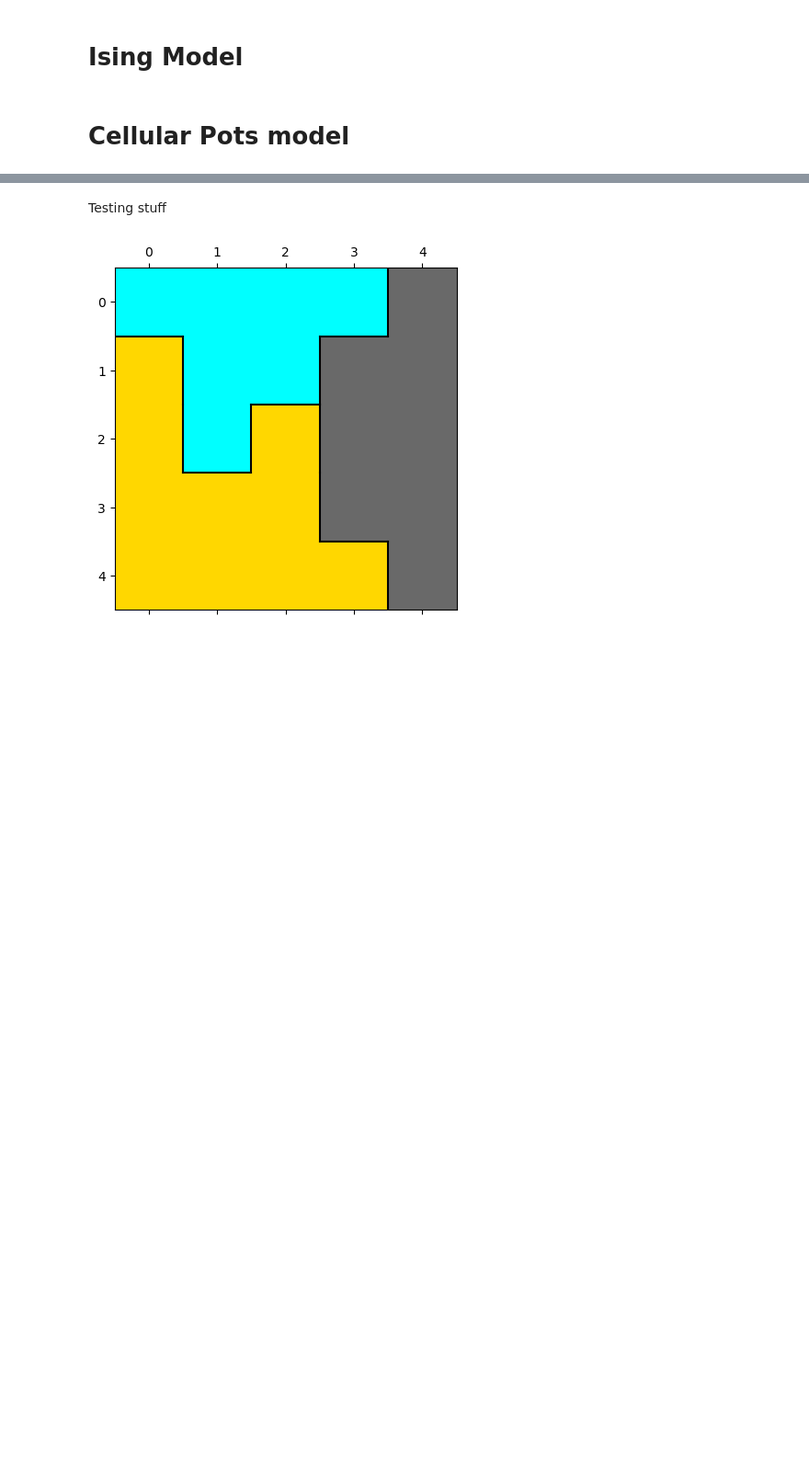
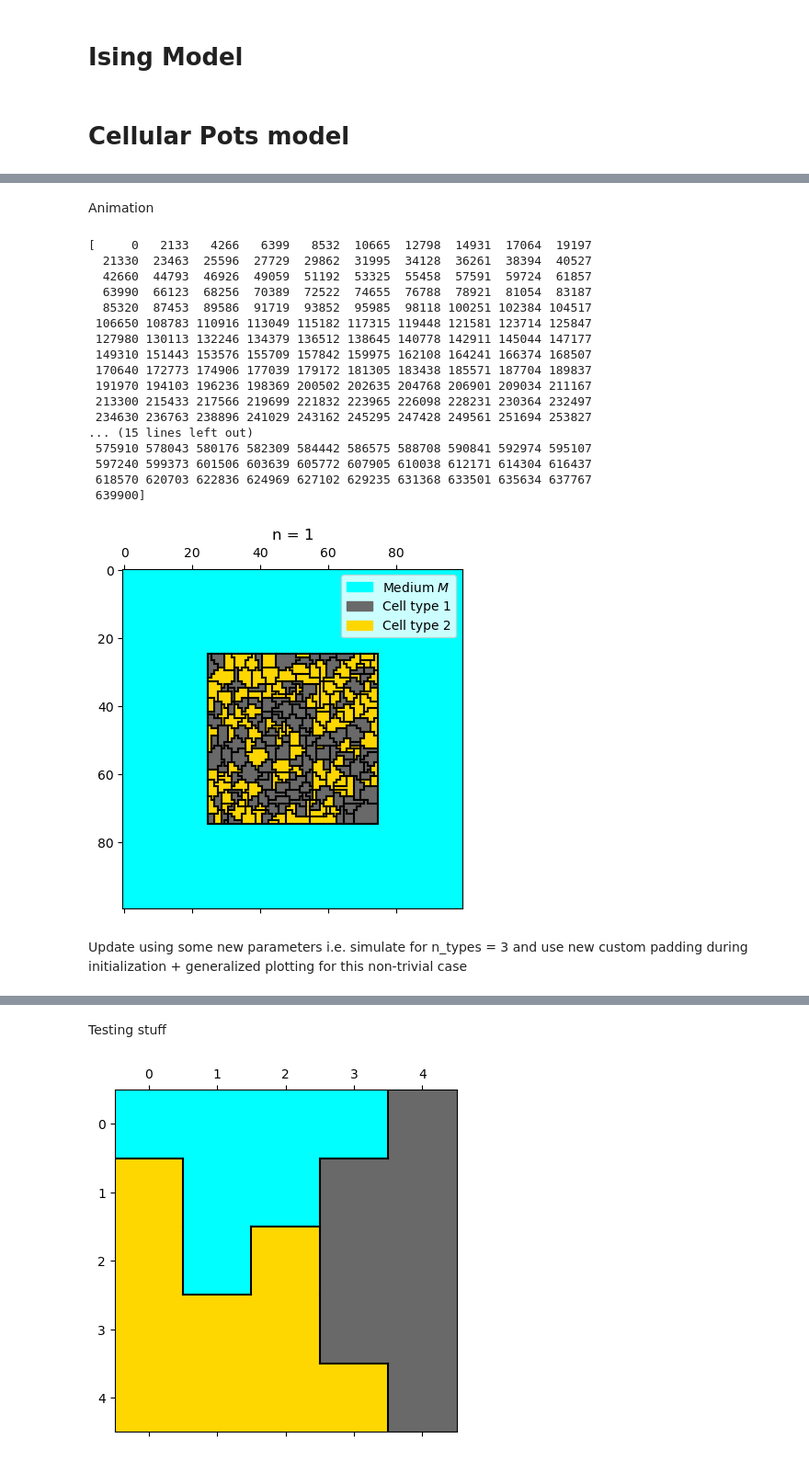
Before and after one commit to jonas4climate/metabolic-cellular-modelling, a Jupyter notebook: assignment4.ipynb, the cells around one changed output, grey strips where cells are left out. Shown at 92% size. Saved outputs shown, nothing was run; the diff lists cells and outputs as text; code cells hidden in the pictures; blank space fills up the shorter version.

```diff
--- a/assignment4.ipynb
+++ b/assignment4.ipynb
@@ -90,14 +90,17 @@ def Cellular_Potts_model(
         padding = 25,       # padding around the grid during initialization
         n_types = 2,        # number of cell types (excluding fluid medium, which is denoted with -1)
         return_grids_at = None, # list of time steps to return the grid
-        nx = 100
+        nx = 100,          # size of the grid side
+        style = 'random-growth', # style of initialization
+        K = 1,               # "Boltzmann constant"
+        lam_vol = 1,            # lambda parameter
     ):
 
     # N_CELLS = 240      # number of different cells (cell ids), can be nicely divided into 10 rows with 12 cells each
     # N_TYPES = 2        # number of cell types (excluding fluid medium, which is denoted with -1)
     # NX = 100           # size of the grid side
-    K = 1              # "Boltzmann constant"
-    LAM = 1            # lambda parameter
+    # K = 1              # "Boltzmann constant"
+    # LAM = 1            # lambda parameter
     MC_STEPSIZE = 16 * nx**2 # Monte Carlo step as defined in the paper
 
     # Neighborhoods
@@ -109,15 +112,17 @@ def Cellular_Potts_model(
     assert A.shape == (n_types + 1, )
     assert T > 0
 
-    grid = initialize_cells_on_grid(nx, n_cells, style='random-growth', padding=padding)
+    grid = initialize_cells_on_grid(nx, n_cells, style=style, padding=padding)
 
     grids = []
 
     # Determine cell areas
     _, areas = np.unique(grid, return_counts=True)
 
-    for n in tqdm(range(n_MCS), unit='MCS', desc='Simulating', leave=False):
+    pbar = tqdm(total=n_MCS*MC_STEPSIZE, unit='step', desc='Simulating', leave=False)
+    for n in range(n_MCS):
         for step in range(MC_STEPSIZE):
+            pbar.update(1)
 
             # Randomly choose lattice site
             i, j = np.random.randint(0, nx, 2)
@@ -142,13 +147,13 @@ def Cellular_Potts_model(
             if sigma == sigma_prime:
                 delta_Hvol = 0
             elif (sigma != 0 and sigma_prime != 0):
-                delta_Hvol = LAM * (((a_sigma - 1 - A_sigma)**2 + (a_sigma_prime + 1 - A_sigma_prime)**2) -
+                delta_Hvol = lam_vol * (((a_sigma - 1 - A_sigma)**2 + (a_sigma_prime + 1 - A_sigma_prime)**2) -
                                     ((a_sigma - A_sigma)**2 + (a_sigma_prime - A_sigma_prime)**2))
             elif (sigma == 0):
-                delta_Hvol = LAM * ((a_sigma_prime + 1 - A_sigma_prime)**2 -
+                delta_Hvol = lam_vol * ((a_sigma_prime + 1 - A_sigma_prime)**2 -
                                     (a_sigma_prime - A_sigma_prime)**2)
             elif (sigma_prime == 0):
-                delta_Hvol = LAM * ((a_sigma - 1 - A_sigma)**2 -
+                delta_Hvol = lam_vol * ((a_sigma - 1 - A_sigma)**2 -
                                     (a_sigma - A_sigma)**2)
 
             # Change in bond energy
@@ -234,7 +239,7 @@ def plot_cellular_potts(ax, grid, n_types, n_MCS):
     if n_types > 2:
         # TODO: color maps etc. need to be debugged but generally visualization should otherwise work
         cmap = plt.get_cmap('tab20', n_types+1)
-        patches = [mpatches.Patch(color=cmap.colors[0], label=f'Medium')] + [mpatches.Patch(color=cmap.colors[i], label=f'Cell type {i}') for i in range(1, n_types+1)]
+        patches = [mpatches.Patch(color=cmap.colors[0], label=f'Medium $M$')] + [mpatches.Patch(color=cmap.colors[i], label=f'Cell type {i}') for i in range(1, n_types+1)]
     elif n_types == 2: # custom scenario
         cmap = ListedColormap(['cyan', 'dimgray', 'gold'])
         medium_patch = mpatches.Patch(color='cyan', label='Medium $M$')
@@ -305,12 +310,15 @@ J = np.array([
 # Temperature
 T = 10
 # Volumetric lambda
-lambda_vol = 1
+lam_vol = 1
 # Boltzmann constant
 k = 1
+# Grid size
+nx = 100
 # Number of Monte Carlo steps
-MCS = 16 * 100**2
+MCS = 16 * nx**2
 # Number of cells
 n_cells = 200
-
+n_MCS = 4
 n_types = 2
+padding = 25
@@ -316,0 +338,31 @@ n_types = 2
+# %% [markdown]
+Animation
+# %%
+frames = 300
+fps = 60
+n_MCS = 4
+ts = np.arange(0, n_MCS*MCS, n_MCS*MCS//frames)
+grids = Cellular_Potts_model(J, A, n_MCS=n_MCS, T=T, return_grids_at=ts)
+anim = animate_grids(grids, ts, fps, n_types)
+anim.save(f'{MEDIA_PATH}/animated_cellular_potts_paper_{n_MCS}MCS_{frames}_frames_{fps}_fps.gif', writer='ffmpeg')
+# %% [output]
+[     0   2133   4266   6399   8532  10665  12798  14931  17064  19197
+  21330  23463  25596  27729  29862  31995  34128  36261  38394  40527
+  42660  44793  46926  49059  51192  53325  55458  57591  59724  61857
+  63990  66123  68256  70389  72522  74655  76788  78921  81054  83187
+  85320  87453  89586  91719  93852  95985  98118 100251 102384 104517
+ 106650 108783 110916 113049 115182 117315 119448 121581 123714 125847
+ 127980 130113 132246 134379 136512 138645 140778 142911 145044 147177
+ 149310 151443 153576 155709 157842 159975 162108 164241 166374 168507
+ 170640 172773 174906 177039 179172 181305 183438 185571 187704 189837
+ 191970 194103 196236 198369 200502 202635 204768 206901 209034 211167
+ 213300 215433 217566 219699 221832 223965 226098 228231 230364 232497
+ 234630 236763 238896 241029 243162 245295 247428 249561 251694 253827
+... (15 lines left out)
+ 575910 578043 580176 582309 584442 586575 588708 590841 592974 595107
+ 597240 599373 601506 603639 605772 607905 610038 612171 614304 616437
+ 618570 620703 622836 624969 627102 629235 631368 633501 635634 637767
+ 639900]
+[figure, added]
+# %% [markdown]
+Update using some new parameters i.e. simulate for n_types = 3 and use new custom padding during initialization + generalized plotting for this non-trivial case
```
Also changed, not shown: parts of 15 cells of this notebook, 5 other files.
